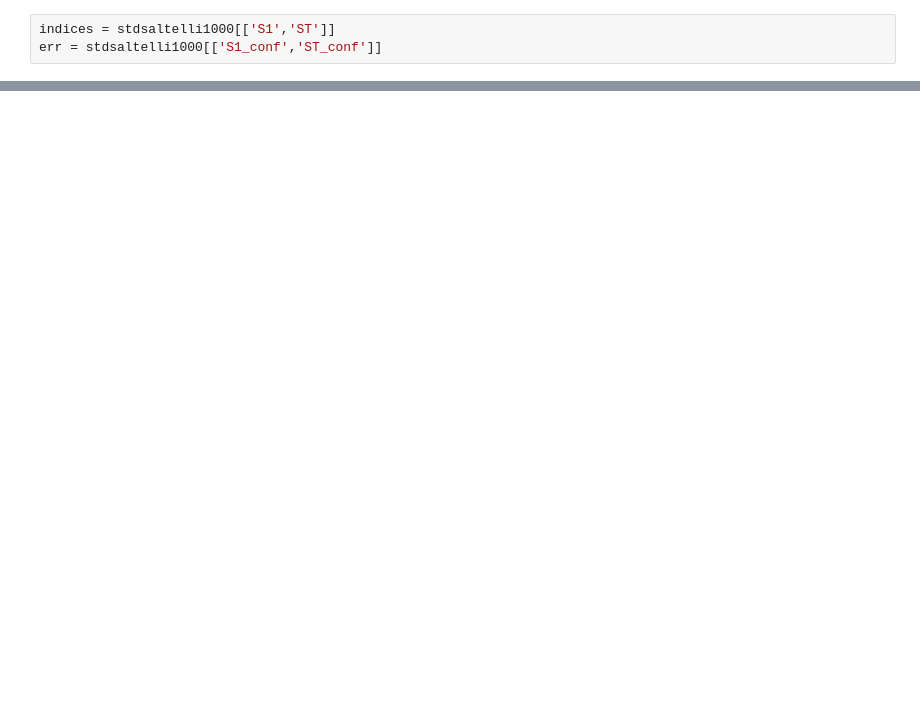
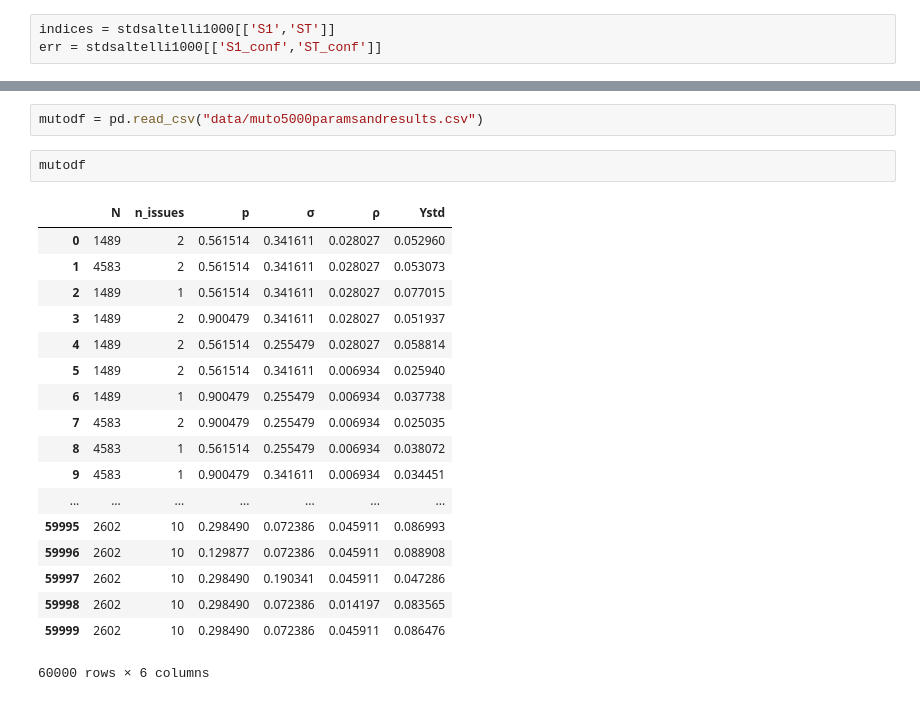
Before and after one commit to marcelovmaciel/Projeto, a Jupyter notebook: simulation-analysis/saltelliplots.ipynb, the cells around one changed output, grey strips where cells are left out. Drawn from its saved outputs; the diff is of its cells as text; blank space fills up the shorter version.

```diff
--- a/simulation-analysis/saltelliplots.ipynb
+++ b/simulation-analysis/saltelliplots.ipynb
@@ -33,0 +89,23 @@ plt.show()
+# %%
+mutodf = pd.read_csv("data/muto5000paramsandresults.csv")
+# %%
+mutodf
+# %% [output]
+|  | N | n_issues | p | σ | ρ | Ystd |
+| 0 | 1489 | 2 | 0.561514 | 0.341611 | 0.028027 | 0.052960 |
+| 1 | 4583 | 2 | 0.561514 | 0.341611 | 0.028027 | 0.053073 |
+| 2 | 1489 | 1 | 0.561514 | 0.341611 | 0.028027 | 0.077015 |
+| 3 | 1489 | 2 | 0.900479 | 0.341611 | 0.028027 | 0.051937 |
+| 4 | 1489 | 2 | 0.561514 | 0.255479 | 0.028027 | 0.058814 |
+| 5 | 1489 | 2 | 0.561514 | 0.341611 | 0.006934 | 0.025940 |
+| 6 | 1489 | 1 | 0.900479 | 0.255479 | 0.006934 | 0.037738 |
+| 7 | 4583 | 2 | 0.900479 | 0.255479 | 0.006934 | 0.025035 |
+| 8 | 4583 | 1 | 0.561514 | 0.255479 | 0.006934 | 0.038072 |
+| 9 | 4583 | 1 | 0.900479 | 0.341611 | 0.006934 | 0.034451 |
+| ... | ... | ... | ... | ... | ... | ... |
+| 59995 | 2602 | 10 | 0.298490 | 0.072386 | 0.045911 | 0.086993 |
+| 59996 | 2602 | 10 | 0.129877 | 0.072386 | 0.045911 | 0.088908 |
+| 59997 | 2602 | 10 | 0.298490 | 0.190341 | 0.045911 | 0.047286 |
+| 59998 | 2602 | 10 | 0.298490 | 0.072386 | 0.014197 | 0.083565 |
+| 59999 | 2602 | 10 | 0.298490 | 0.072386 | 0.045911 | 0.086476 |
+60000 rows × 6 columns
```
Also changed, not shown: parts of 14 cells of this notebook, 3 other files.
